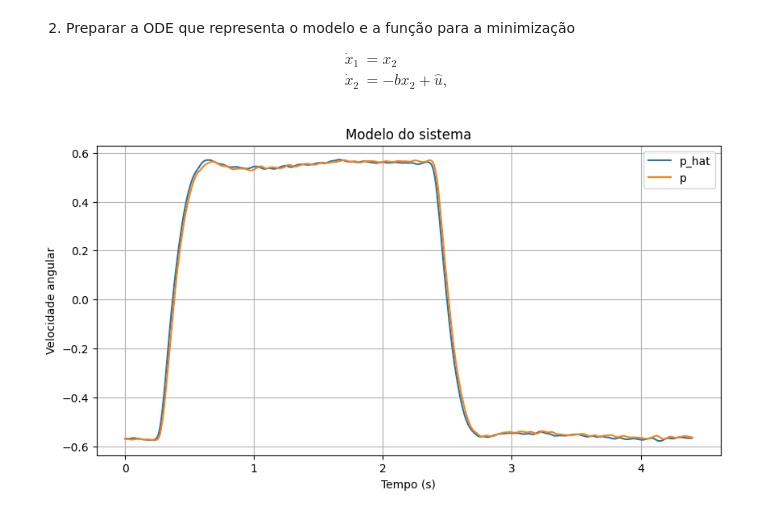
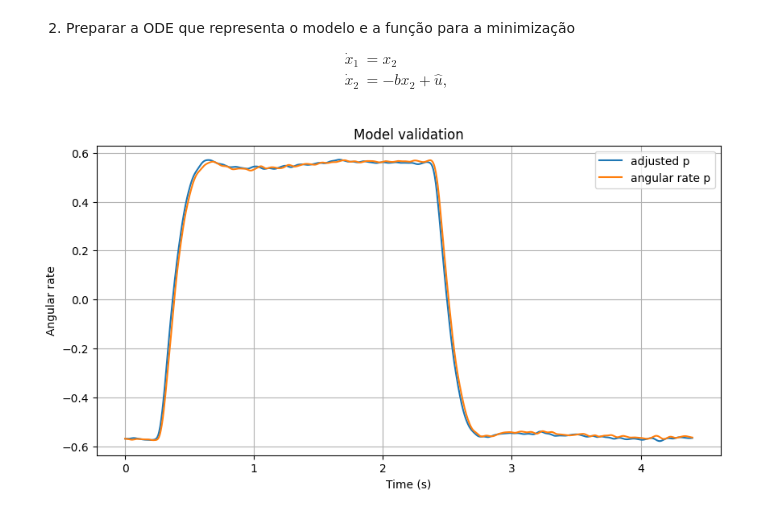
Before and after one commit to dferruzzo/mavsdk-python, a Jupyter notebook: p_rate_validação_do_modelo.ipynb, the cells around one changed output. Drawn from its saved outputs; the diff is of its cells as text; code cells hidden in the pictures.

Commit message:
angular rate p fitting and validation finished.

```diff
--- a/p_rate_validação_do_modelo.ipynb
+++ b/p_rate_validação_do_modelo.ipynb
@@ -254,15 +254,16 @@ t, p = rk4(lambda t, x:ode_p(t, x, tau, K, a, b), x0, t0, tf, h)
 # %%
 # Plotar os resultados
 fig, ax1 = plt.subplots(figsize=(10, 5))
 #
-ax1.plot(t, p[:, 0], label='p_hat', color='tab:blue')
-ax1.plot(tempo, taxa_p, label='p', color='tab:orange')
-ax1.set_xlabel('Tempo (s)')
-ax1.set_ylabel('Velocidade angular')
-ax1.set_title('Modelo do sistema')
+ax1.plot(t, p[:, 0], label='adjusted p', color='tab:blue')
+ax1.plot(tempo, taxa_p, label='angular rate p', color='tab:orange')
+ax1.set_xlabel('Time (s)')
+ax1.set_ylabel('Angular rate')
+ax1.set_title('Model validation')
 ax1.legend(loc='upper right')
 ax1.grid()
 #
+plt.savefig('figures/p_rate_validation.png', dpi=300, bbox_inches='tight')
 plt.show()
 # %% [output]
-[figure, old version]
+[figure, new version]
```
Also changed, not shown: 3 other files.
